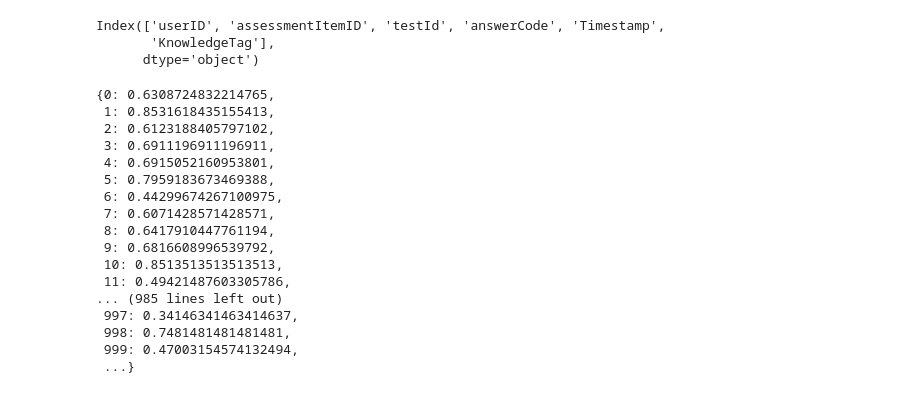
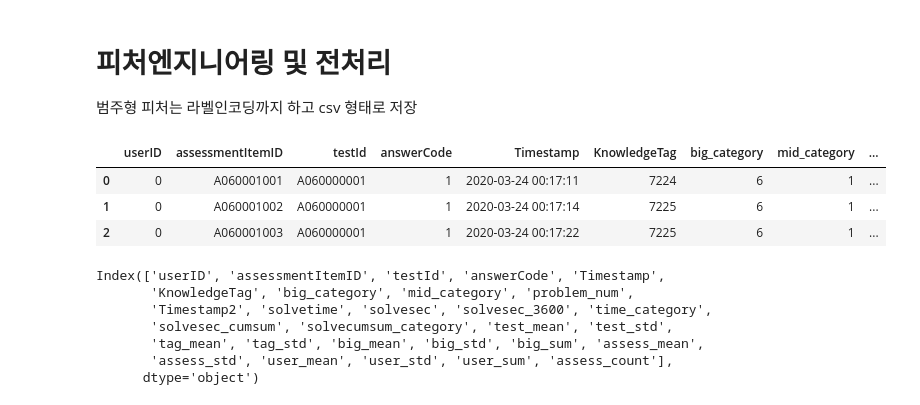
Before and after one commit to boostcampaitech4lv23recsys2/level2_dkt_recsys-level2-recsys-08, a Jupyter notebook: FeatrueEngineering/FE_lnh.ipynb, the cells around one changed output. Saved outputs shown, nothing was run; the diff lists cells and outputs as text; code cells hidden in the pictures.

```diff
--- a/FeatrueEngineering/FE_lnh.ipynb
+++ b/FeatrueEngineering/FE_lnh.ipynb
@@ -20,0 +21,3 @@ train_test = pd.concat([train, test])
+# %% [markdown]
+# 피처엔지니어링 및 전처리
+범주형 피처는 라벨인코딩까지 하고 csv 형태로 저장
@@ -20,0 +106,3 @@ train_test = pd.concat([train, test])
+# %%
+train_df = feature_engineering(train)
+test_df = feature_engineering(test)
@@ -21,6 +117,17 @@ train_test = pd.concat([train, test])
+# %%
+train_df.head(3)
+# %% [output]
+|  | userID | assessmentItemID | testId | answerCode | Timestamp | KnowledgeTag | big_category | mid_category | ... |
+| 0 | 0 | A060001001 | A060000001 | 1 | 2020-03-24 00:17:11 | 7224 | 6 | 1 | ... |
+| 1 | 0 | A060001002 | A060000001 | 1 | 2020-03-24 00:17:14 | 7225 | 6 | 1 | ... |
+| 2 | 0 | A060001003 | A060000001 | 1 | 2020-03-24 00:17:22 | 7225 | 6 | 1 | ... |
 # %%
-train_test.columns
+train_df.columns
 # %% [output]
 Index(['userID', 'assessmentItemID', 'testId', 'answerCode', 'Timestamp',
-       'KnowledgeTag'],
+       'KnowledgeTag', 'big_category', 'mid_category', 'problem_num',
+       'Timestamp2', 'solvetime', 'solvesec', 'solvesec_3600', 'time_category',
+       'solvesec_cumsum', 'solvecumsum_category', 'test_mean', 'test_std',
+       'tag_mean', 'tag_std', 'big_mean', 'big_std', 'big_sum', 'assess_mean',
+       'assess_std', 'user_mean', 'user_std', 'user_sum', 'assess_count'],
       dtype='object')
@@ -29,21 +133,0 @@ tmp = train_test.groupby(['userID'])['answerCode'].mean().to_dict()
-# %%
-train_test['user_acc'] =
-edu_time_df['correct_per_hour'] = edu_time_df['hour'].map(hour_dict)
-# %% [output]
-{0: 0.6308724832214765,
- 1: 0.8531618435155413,
- 2: 0.6123188405797102,
- 3: 0.6911196911196911,
- 4: 0.6915052160953801,
- 5: 0.7959183673469388,
- 6: 0.44299674267100975,
- 7: 0.6071428571428571,
- 8: 0.6417910447761194,
- 9: 0.6816608996539792,
- 10: 0.8513513513513513,
- 11: 0.49421487603305786,
-... (985 lines left out)
- 997: 0.34146341463414637,
- 998: 0.7481481481481481,
- 999: 0.47003154574132494,
- ...}
```
Also changed, not shown: parts of 32 cells of this notebook.
